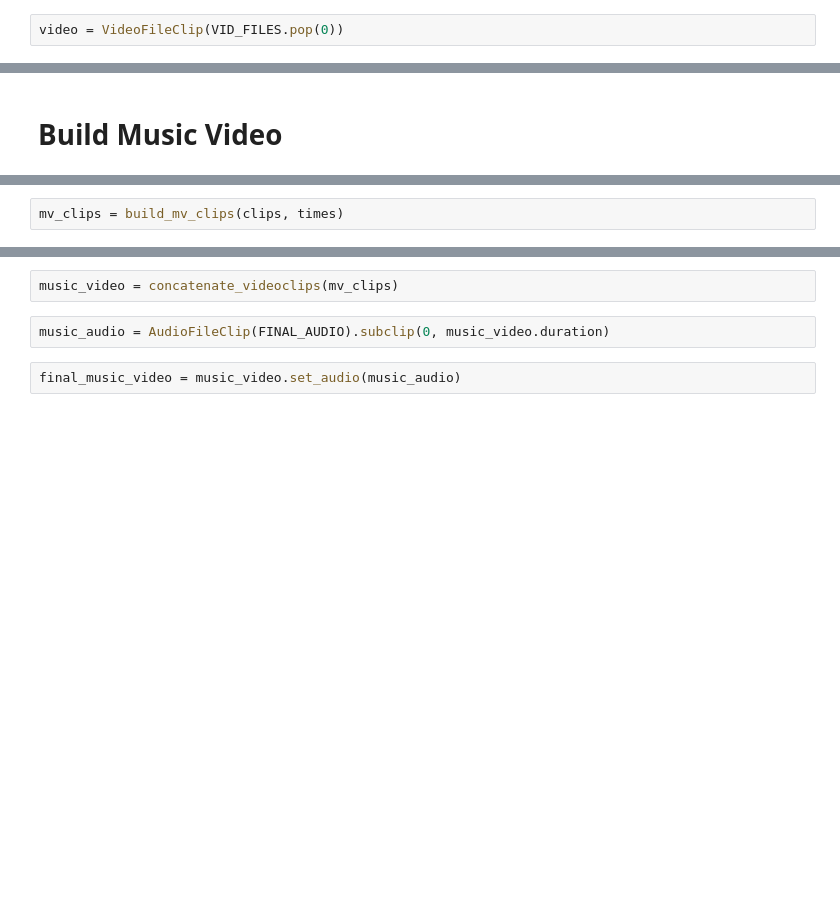
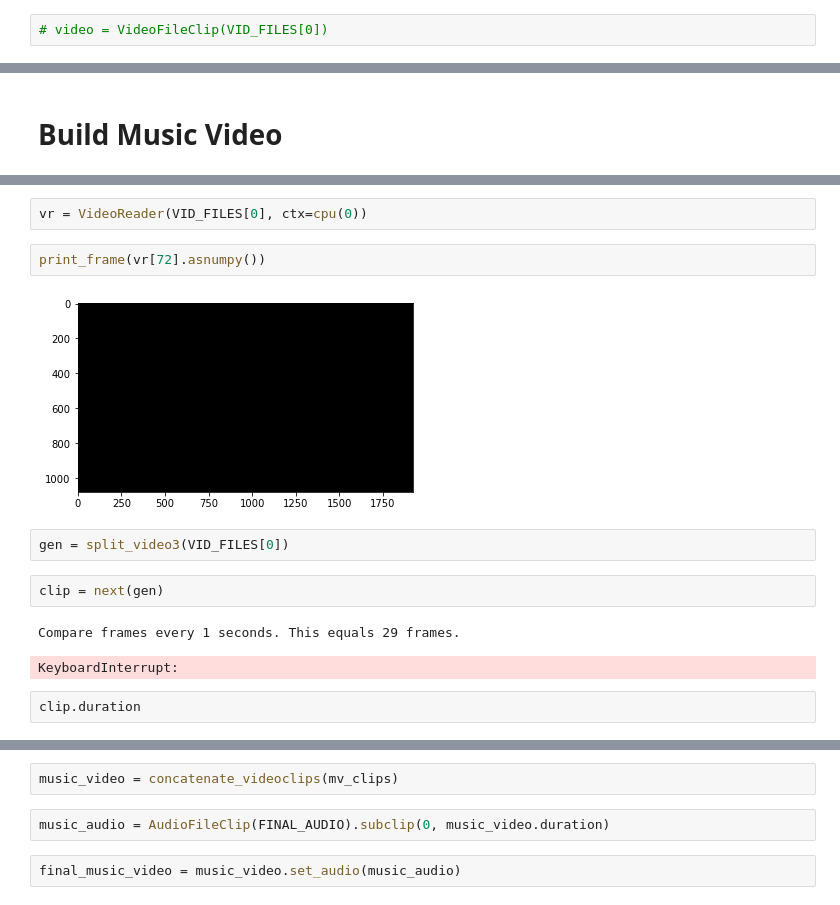
Before and after one commit to coffeenmusic/MusicVideoMaker, a Jupyter notebook: Music_Video_Maker.ipynb, the cells around one changed output, grey strips where cells are left out. Saved outputs shown, nothing was run; the diff lists cells and outputs as text; blank space fills up the shorter version.

Commit message:
Save audio as pickle. Alternative frame parser using decord

```diff
--- a/Music_Video_Maker.ipynb
+++ b/Music_Video_Maker.ipynb
@@ -43,3 +54,3 @@ FINAL_AUDIO = os.path.join(AUD_DIR, 'Greydon Square - Society Versus Nature.wav'
 # %%
-video = VideoFileClip(VID_FILES.pop(0))
+# video = VideoFileClip(VID_FILES[0])
 # %%
@@ -276,4 +388,17 @@ def build_mv_clips(clips, times):
                     return mv_clips
     return mv_clips
-# %%
-mv_clips = build_mv_clips(clips, times)
+# %%
+vr = VideoReader(VID_FILES[0], ctx=cpu(0))
+# %%
+print_frame(vr[72].asnumpy())
+# %% [output]
+[figure, added]
+# %%
+gen = split_video3(VID_FILES[0])
+# %%
+clip = next(gen)
+# %% [output]
+Compare frames every 1 seconds. This equals 29 frames.
+KeyboardInterrupt:
+# %%
+clip.duration
```
Also changed, not shown: parts of 20 cells of this notebook, 2 other files.
